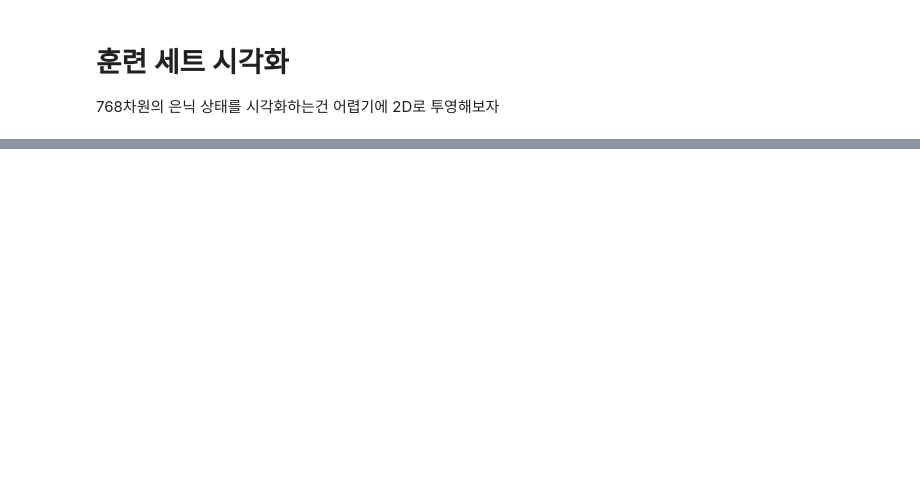
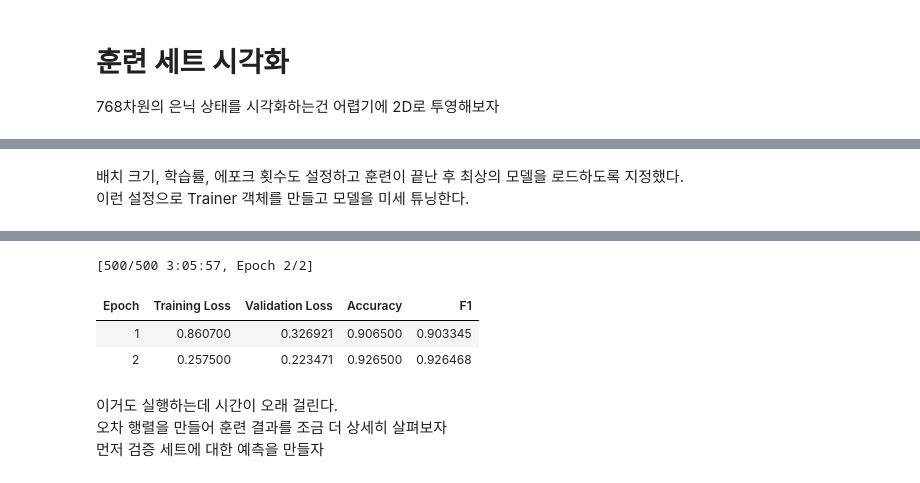
Before and after one commit to Tarel-Github/Artificial_Intelligence_practice, a Jupyter notebook: 03. Natural Language Processing with Transformers/2-0. 텍스트 분류.ipynb, the cells around one changed output, grey strips where cells are left out. Drawn from its saved outputs; the diff is of its cells as text; code cells hidden in the pictures; blank space fills up the shorter version.

```diff
--- a/03. Natural Language Processing with Transformers/2-0. 텍스트 분류.ipynb
+++ b/03. Natural Language Processing with Transformers/2-0. 텍스트 분류.ipynb
@@ -517,0 +600,9 @@ plt.show()
+# %%
+from sklearn.metrics import accuracy_score, f1_score
+
+def compute_metrics(pred):
+    labels = pred.label_ids
+    preds = pred.predictions.argmax(-1)
+    f1 = f1_score(labels, preds, average="weighted")
+    acc = accuracy_score(labels, preds)
+    return {"accuracy": acc, "f1": f1}
@@ -517,0 +646,32 @@ plt.show()
+# %%
+from transformers import Trainer, TrainingArguments
+
+batch_size = 64
+logging_steps = len(emotions_encoded["train"]) // batch_size
+model_name = f"{model_ckpt}-finetuned-emotion"
+training_args = TrainingArguments(output_dir=model_name,
+                                  num_train_epochs=2,
+                                  learning_rate=2e-5,
+                                  per_device_train_batch_size=batch_size,
+                                  per_device_eval_batch_size=batch_size,
+                                  weight_decay=0.01,
+                                  evaluation_strategy="epoch",
+                                  disable_tqdm=False,
+                                  logging_steps=logging_steps,
+                                  push_to_hub=True,
+                                  save_strategy="epoch",
+                                  load_best_model_at_end=True,
+                                  log_level="error")
+# %% [markdown]
+배치 크기, 학습률, 에포크 횟수도 설정하고 훈련이 끝난 후 최상의 모델을 로드하도록 지정했다.
+이런 설정으로 Trainer 객체를 만들고 모델을 미세 튜닝한다.
+# %%
+from transformers import Trainer
+
+trainer = Trainer(model=model, args=training_args,
+                  compute_metrics=compute_metrics,
+                  train_dataset=emotions_encoded["train"],
+                  eval_dataset=emotions_encoded["validation"],
+                  tokenizer=tokenizer)
+trainer.train();
+# %% [output]
@@ -517,0 +680,8 @@ plt.show()
+[500/500 3:05:57, Epoch 2/2]
+| Epoch | Training Loss | Validation Loss | Accuracy | F1 |
+| 1 | 0.860700 | 0.326921 | 0.906500 | 0.903345 |
+| 2 | 0.257500 | 0.223471 | 0.926500 | 0.926468 |
+# %% [markdown]
+이거도 실행하는데 시간이 오래 걸린다.
+오차 행렬을 만들어 훈련 결과를 조금 더 상세히 살펴보자
+먼저 검증 세트에 대한 예측을 만들자
```
Also changed, not shown: parts of 47 cells of this notebook, 2 other files.
